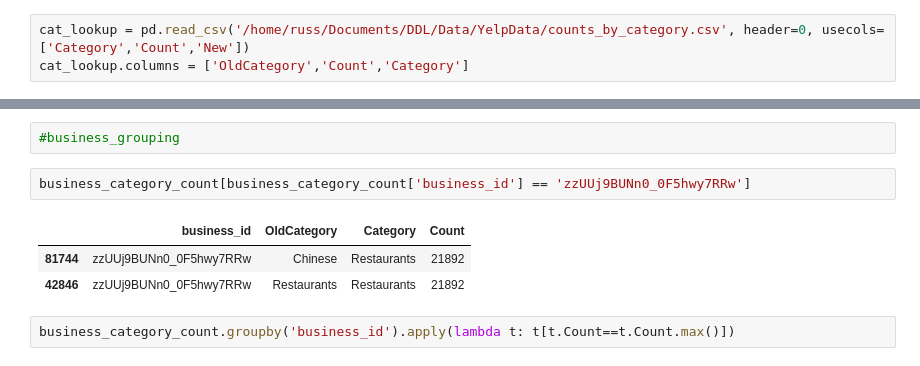
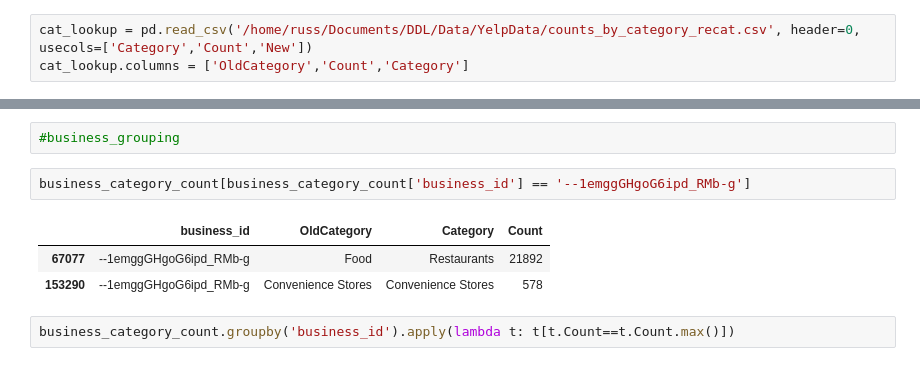
Before and after one commit to DistrictDataLabs/03-censusables, a Jupyter notebook: censusables/20150822.ipynb, the cells around one changed output, grey strips where cells are left out. Saved outputs shown, nothing was run; the diff lists cells and outputs as text.

```diff
--- a/censusables/20150822.ipynb
+++ b/censusables/20150822.ipynb
@@ -128,7 +128,7 @@ for d in (json.loads(l) for l in open('/home/russ/Documents/DDL/Data/YelpData/ye
         cats.append(dict(business_id = d['business_id'], category=c))
 cats = pd.DataFrame(cats)
 # %%
-cat_lookup = pd.read_csv('/home/russ/Documents/DDL/Data/YelpData/counts_by_category.csv', header=0, usecols=['Category','Count','New'])
+cat_lookup = pd.read_csv('/home/russ/Documents/DDL/Data/YelpData/counts_by_category_recat.csv', header=0, usecols=['Category','Count','New'])
 cat_lookup.columns = ['OldCategory','Count','Category']
 # %%
 cat_lookup.head(1)
@@ -203,11 +201,11 @@ cats[['business_id','NewCat_x','Count_y']].sort(['business_id','Count_y'],ascend
 # %%
 #business_grouping
 # %%
-business_category_count[business_category_count['business_id'] == 'zzUUj9BUNn0_0F5hwy7RRw']
+business_category_count[business_category_count['business_id'] == '--1emggGHgoG6ipd_RMb-g']
 # %% [output]
 |  | business_id | OldCategory | Category | Count |
-| 81744 | zzUUj9BUNn0_0F5hwy7RRw | Chinese | Restaurants | 21892 |
-| 42846 | zzUUj9BUNn0_0F5hwy7RRw | Restaurants | Restaurants | 21892 |
+| 67077 | --1emggGHgoG6ipd_RMb-g | Food | Restaurants | 21892 |
+| 153290 | --1emggGHgoG6ipd_RMb-g | Convenience Stores | Convenience Stores | 578 |
 # %%
 business_category_count.groupby('business_id').apply(lambda t: t[t.Count==t.Count.max()])
 # %% [output]
```
Also changed, not shown: parts of 17 cells of this notebook, 1 other file.
